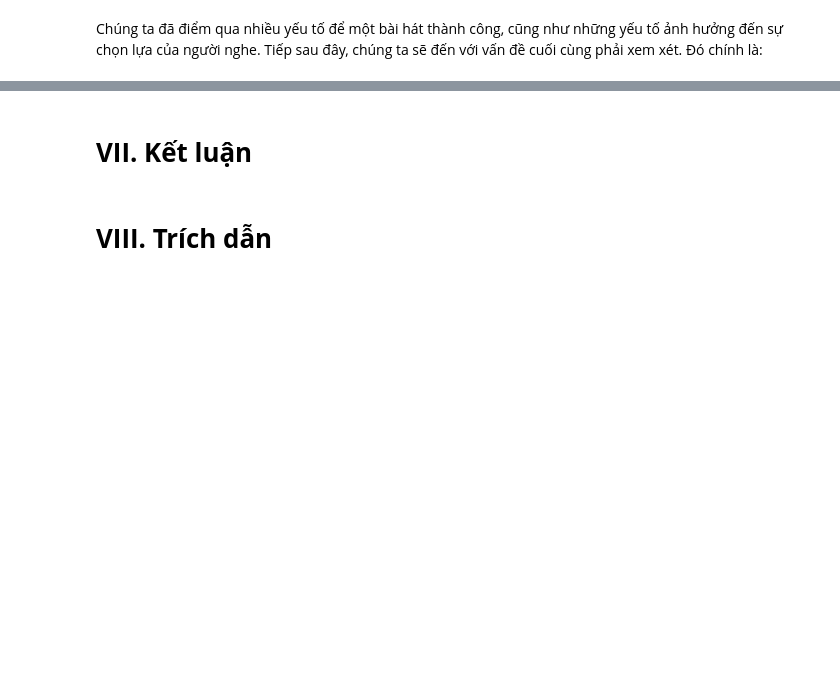
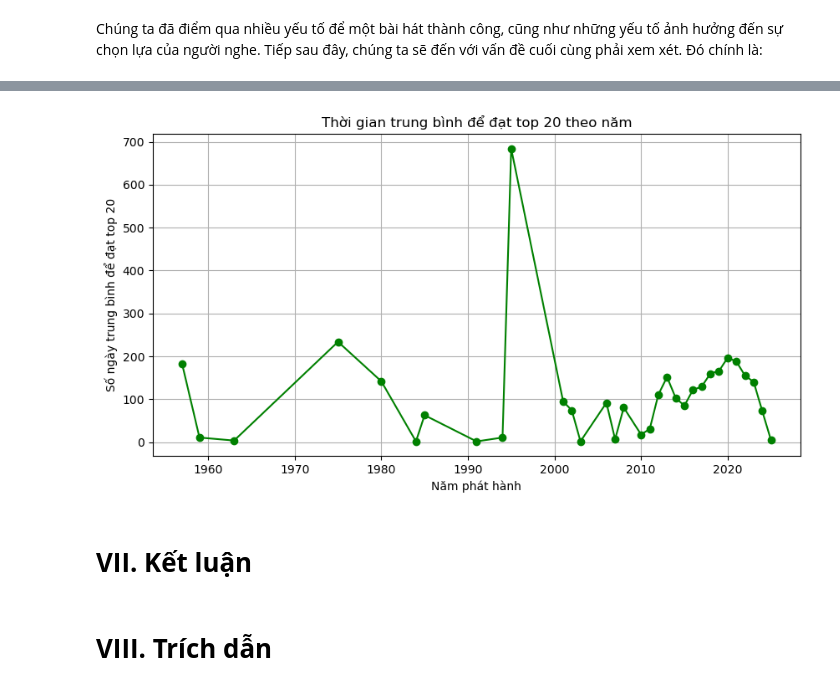
Before and after one commit to pililover/Visualization-Lab, a Jupyter notebook: sourcecode/data_visualization.ipynb, the cells around one changed output, grey strips where cells are left out. Cells and saved outputs as stored; diff of their text form; code cells hidden in the pictures; blank space fills up the shorter version.

```diff
--- a/sourcecode/data_visualization.ipynb
+++ b/sourcecode/data_visualization.ipynb
@@ -1198,0 +1342,13 @@ Chúng ta đều biết có những bài hát dù đã xuất hiện từ lâu t
+# %%
+# Chuyển đổi release_date thành kiểu datetime
+df['release_date'] = pd.to_datetime(df['release_date'])
+
+# Lấy năm phát hành
+df['release_year'] = df['release_date'].dt.year
+
+# Lấy giá trị days_on_chart lớn nhất cho mỗi bài hát
+df_max_days = df.groupby(['track_name', 'release_year'], as_index=False)['days_on_chart'].max()
+
+# Tính trung bình days_on_chart theo từng năm
+yearly_avg_days = df_max_days.groupby('release_year', as_index=False)['days_on_chart'].mean()
+yearly_avg_days
@@ -1198,0 +1373,11 @@ Chúng ta đều biết có những bài hát dù đã xuất hiện từ lâu t
+# %%
+# Vẽ biểu đồ
+plt.figure(figsize=(10, 5))
+plt.plot(yearly_avg_days['release_year'], yearly_avg_days['days_on_chart'], marker='o', linestyle='-', color='green')
+plt.title('Thời gian trung bình để đạt top 20 theo năm')
+plt.xlabel('Năm phát hành')
+plt.ylabel('Số ngày trung bình để đạt top 20')
+plt.grid(True)
+plt.show()
+# %% [output]
+[figure, added]
```
Also changed, not shown: parts of 22 cells of this notebook, 2 other files.
